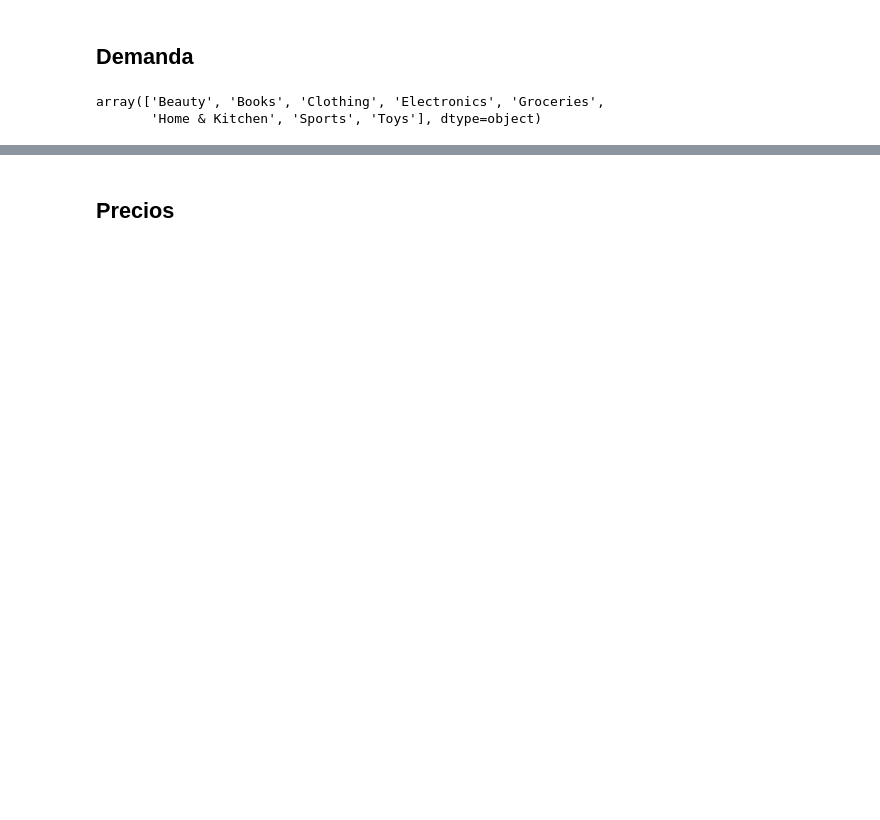
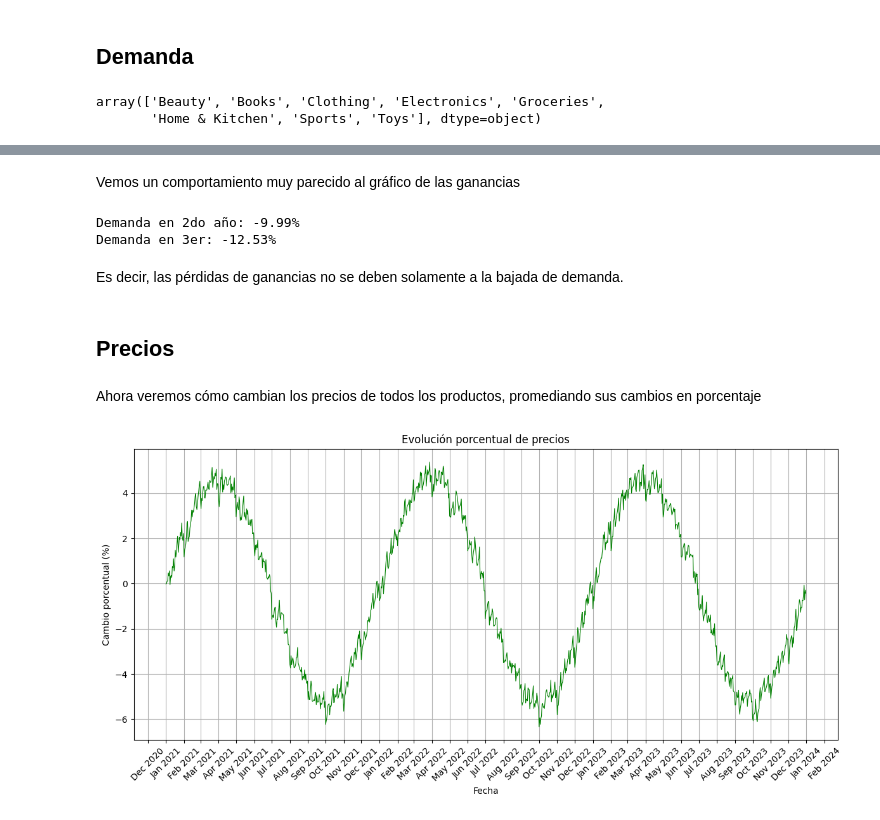
Before and after one commit to JuanCruzMendoza/AlixPartners-Competencia, a Jupyter notebook: src/analisis_datos.ipynb, the cells around one changed output, grey strips where cells are left out. Cells and saved outputs as stored; diff of their text form; code cells hidden in the pictures; blank space fills up the shorter version.

```diff
--- a/src/analisis_datos.ipynb
+++ b/src/analisis_datos.ipynb
@@ -126,0 +114,2 @@ plt.show()
+# %% [markdown]
+Vemos un comportamiento muy parecido al gráfico de las ganancias
@@ -127,2 +121,38 @@ plt.show()
+# %%
+print(f"Demanda en 2do año: {demanda_2y.round(2)}%" )
+print(f"Demanda en 3er: {demanda_3y.round(2)}%" )
+# %% [output]
+Demanda en 2do año: -9.99%
+Demanda en 3er: -12.53%
+# %% [markdown]
+Es decir, las pérdidas de ganancias no se deben solamente a la bajada de demanda.
 # %% [markdown]
 ## Precios
+# %% [markdown]
+Ahora veremos cómo cambian los precios de todos los productos, promediando sus cambios en porcentaje
+# %%
+# Calcular precio inicial por SKU
+datos_unidos['PRICE_FIRST'] = datos_unidos.groupby('SKU')['PRICE'].transform('first')
+
+# Calcular cambio porcentual relativo al primer precio
+datos_unidos['PRICE_CHANGE_PCT'] = (datos_unidos['PRICE'] / datos_unidos['PRICE_FIRST'] - 1) * 100
+
+# Resumir por fecha
+df_price_change = datos_unidos.groupby(['DATE'])['PRICE_CHANGE_PCT'].mean().reset_index()
+# %%
+# Graficar
+plt.figure(figsize=(12,6))
+
+plt.plot(df_price_change[['DATE']], df_price_change['PRICE_CHANGE_PCT'], linewidth=0.8, color="green")
+
+plt.title('Evolución porcentual de precios')
+plt.xlabel('Fecha')
+plt.ylabel('Cambio porcentual (%)')
+plt.gca().xaxis.set_major_formatter(mdates.DateFormatter('%b %Y'))
+plt.gca().xaxis.set_major_locator(mdates.MonthLocator(interval=1))
+plt.xticks(rotation=45)
+plt.grid(True)
+plt.tight_layout()
+plt.show()
+# %% [output]
+[figure, added]
```
Also changed, not shown: parts of 22 cells of this notebook.
